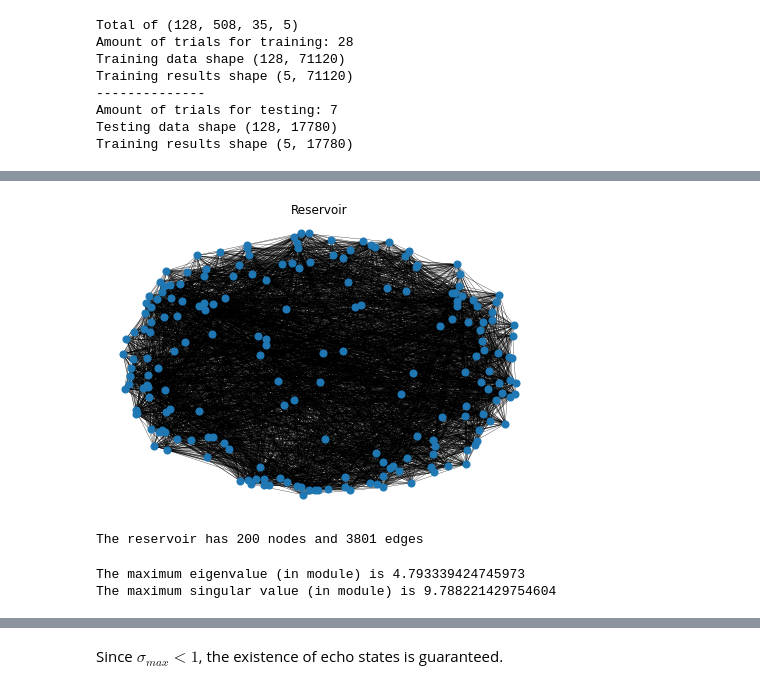
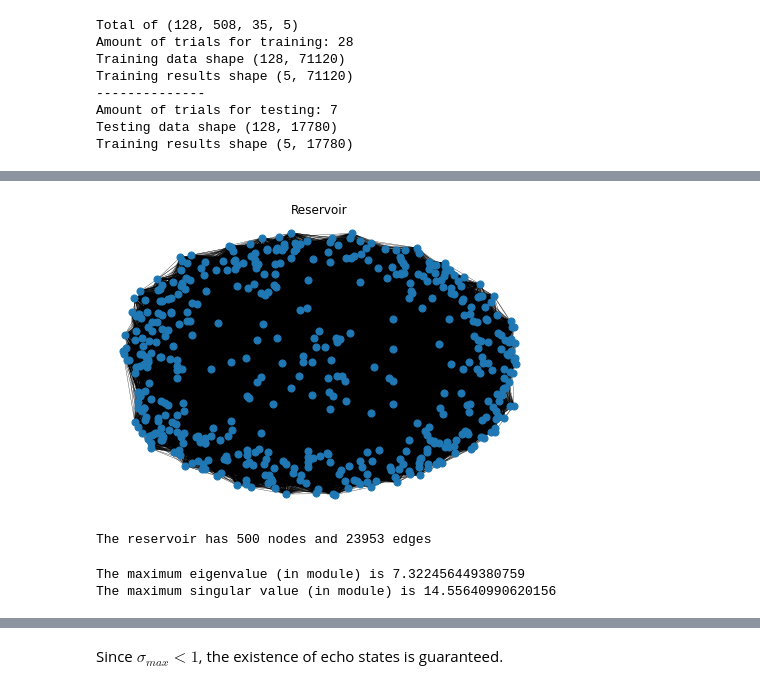
Before and after one commit to ArnauNaval/TFG_ReservoirComputing, a Jupyter notebook: Reservoir.ipynb, the cells around one changed output, grey strips where cells are left out. Saved outputs shown, nothing was run; the diff lists cells and outputs as text; code cells hidden in the pictures.

```diff
--- a/Reservoir.ipynb
+++ b/Reservoir.ipynb
@@ -202,7 +202,7 @@ class Network():
 
 
 
-    def compute_nodes_trajectories(self, test=False, noise=None, boundary_noise=None, t_autonom=None):
+    def compute_nodes_trajectories(self, test=False, t_autonom=None):
         """
         If test=False:
             -It computes self.trajectories, which is a matrix of size TxN, where each column is the trajectory of
@@ -221,25 +221,26 @@ class Network():
 
 
         if test == False:
+            """ #Original
             for n in np.arange(self.T):
                 x = np.tanh(np.dot(self.W_in,self.u[:,n])+np.dot(self.W,x_prev))
                 self.trajectories = np.vstack((self.trajectories,x))
                 x_prev = x
             return self
-
+            """
+            #Optimized
+            x = np.tanh(np.dot(self.W_in,self.u))
+            x2 = np.dot(self.W,x)
+            self.trajectories = x2.T
+            return self
         elif test == True:
-            trajectories = Network.trajectories[-1,:]
-            for n in np.arange(t_autonom):
-                x = np.tanh(np.dot(self.W_in, self.u_test[:,n])+np.dot(self.W,x_prev))
-                trajectories = np.vstack((trajectories,x))
-                x_prev = x
-
-            y = np.tanh(self.regressor.predict(trajectories))
+            #Optimized
+            x = np.tanh(np.dot(self.W_in,self.u_test))
+            x2 = np.dot(self.W,x)
+            y = np.tanh(self.regressor.predict(x2.T))
             return y
 
-
-
-        """
+            """ #Original predict in loop
             y = self.y_teach[:,-1].reshape(-1,1)
             for n in np.arange(t_autonom):
                 x = np.tanh(np.dot(self.W_in, self.u_test[:,n])+np.dot(self.W,x_prev))
@@ -247,6 +248,16 @@ class Network():
                 y_next = np.tanh(self.regressor.predict(x.reshape(1,-1)))
                 y_next = y_next.reshape(-1,1)
                 y = np.hstack([y,y_next])
+            return y
+            """
+
+        """ #Original predict outside loop
+            trajectories = Network.trajectories[-1,:]
+            for n in np.arange(t_autonom):
+                x = np.tanh(np.dot(self.W_in, self.u_test[:,n])+np.dot(self.W,x_prev))
+                trajectories = np.vstack((trajectories,x))
+                x_prev = x
+            y = np.tanh(self.regressor.predict(trajectories))
             return y
         """
 
@@ -260,10 +271,12 @@ class Network():
         self.initial_state = np.ones(self.N)
 
         #Compute trajectories
-        self.compute_nodes_trajectories(noise=noise, boundary_noise=boundary_noise)
+        self.compute_nodes_trajectories()
+        print(self.trajectories.shape)
+        print(self.y_teach.T.shape)
 
         regressor = LinearRegression()
-        regressor.fit(self.dismiss_transient(self.trajectories[1:,:]), np.arctanh(self.dismiss_transient(self.y_teach.T)))
+        regressor.fit(self.dismiss_transient(self.trajectories), np.arctanh(self.dismiss_transient(self.y_teach.T)))
 
         self.regressor = regressor
 
@@ -285,7 +298,7 @@ class Network():
 
         #predict
         y = self.compute_nodes_trajectories(test=True, t_autonom=t_autonom)
-        y = y[:,1:]
+        #y = y[:,1:]
         return y
 # %%
 d = Data(80)
@@ -321,7 +334,7 @@ Network = Network()
 Network.T = d.training_data.shape[1]
 Network.n_min = 2540
 Network.K = 128
-Network.N = 200
+Network.N = 500
 Network.L = 5
 
 Network.u = d.training_data
@@ -342,42 +355,42 @@ for i in np.arange(Network.N):
             Network.W_in[i,j] = np.random.uniform(-1., 1.)
 
         else:
             Network.W_in[i,j] = 0
 
 
 ########################
 # Reservoir Layer
 ########################
 
 Network.W = np.zeros([Network.N,Network.N]) #adjacency matrix
 
 for i in np.arange(Network.N):
     for j in np.arange(Network.N):
         p = np.random.uniform()
         if 0 <= p <= 0.1:
             Network.W[i,j] = np.random.normal(loc=0, scale=1, size=1)[0]
 
         else:
             Network.W[i,j] = 0
 
 
 
 G=nx.from_numpy_matrix(Network.W)
 nx.draw(G, pos=nx.spring_layout(G), width = 0.3, node_size=50)
 plt.title('Reservoir')
 plt.show()
 
 print('The reservoir has {} nodes and {} edges'.format(G.number_of_nodes(), G.number_of_edges()))
 # %% [output]
-[figure, old version]
+[figure, new version]
-The reservoir has 200 nodes and 3801 edges
+The reservoir has 500 nodes and 23953 edges
 # %%
 print("The maximum eigenvalue (in module) is {}".format(max(abs(scipy.linalg.eigvals(Network.W)))))
 _,s,_ = scipy.linalg.svd(Network.W)
 print("The maximum singular value (in module) is {}".format(s[0]))
 # %% [output]
-The maximum eigenvalue (in module) is 4.793339424745973
-The maximum singular value (in module) is 9.788221429754604
+The maximum eigenvalue (in module) is 7.322456449380759
+The maximum singular value (in module) is 14.55640990620156
 # %%
 alpha = 0.22/max(abs(scipy.linalg.eigvals(Network.W)))
 Network.W = alpha*Network.W
```
Also changed, not shown: parts of 8 cells of this notebook.
